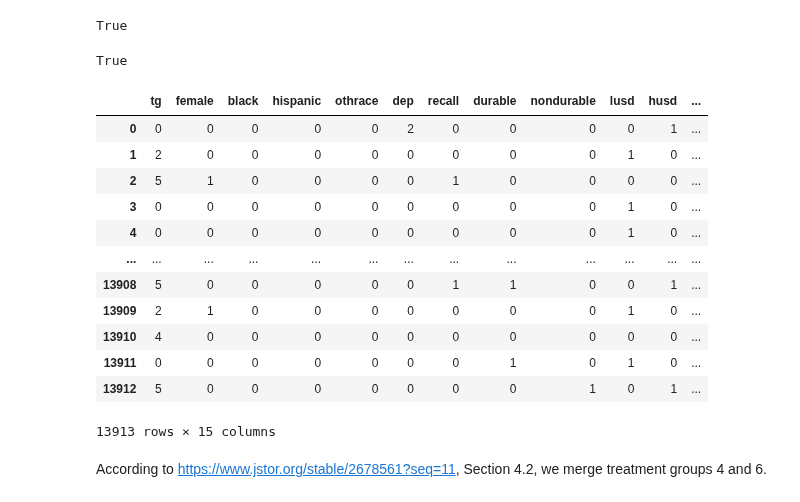
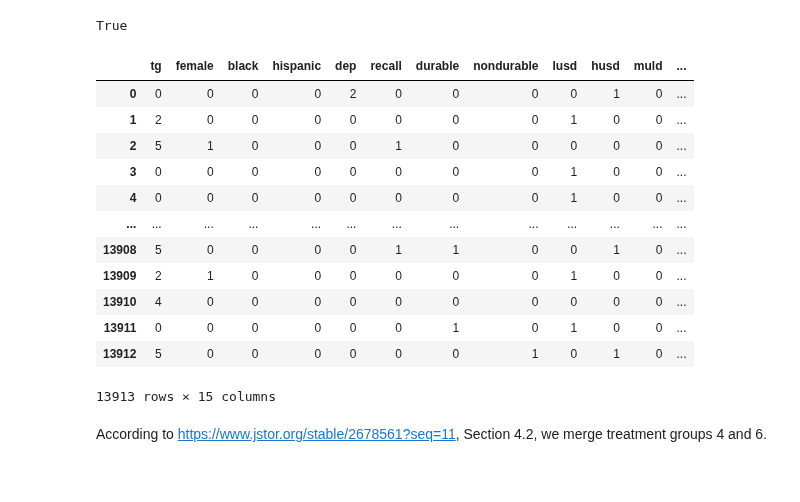
Before and after one commit to zijianwang2000/MA_CausalML, a Jupyter notebook: Real dataset/Re-employment bonus/reemployment_bonus_analysis.ipynb, the cells around one changed output. Cells and saved outputs as stored; diff of their text form; code cells hidden in the pictures.

```diff
--- a/Real dataset/Re-employment bonus/reemployment_bonus_analysis.ipynb
+++ b/Real dataset/Re-employment bonus/reemployment_bonus_analysis.ipynb
@@ -56,7 +57,3 @@ df
 (df[['q1', 'q2', 'q3', 'q4', 'q5', 'q6']].sum(axis=1) == 1).all()
 # %% [output]
 True
-# %%
-(df['agelt35'] + df['agegt54'] <= 1).all()
-# %% [output]
-True
@@ -63,35 +74,22 @@ True
 # %%
-# Ordinal encoding (also to remove possible multicollinearity)
-def get_quarter(row):
-    for col, val in enumerate(row, start=1):
-        if val == 1:
-            return col
-
-def get_age(row):
-    if (row == [1, 0]).all():
-        return 0
-    elif (row == [0, 0]).all():
-        return 1
-    elif (row == [0, 1]).all():
-        return 2
-
 df['quarter'] = df[['q1', 'q2', 'q3', 'q4', 'q5', 'q6']].apply(get_quarter, axis=1)
 df['age'] = df[['agelt35', 'agegt54']].apply(get_age, axis=1)
-df = df.drop(['q1', 'q2', 'q3', 'q4', 'q5', 'q6', 'agelt35', 'agegt54'], axis=1)
+df['white'] = 1 - df[['black', 'hispanic', 'othrace']].sum(axis=1)
+df = df.drop(['q1', 'q2', 'q3', 'q4', 'q5', 'q6', 'agelt35', 'agegt54', 'othrace'], axis=1)
 df
 # %% [output]
-|  | tg | female | black | hispanic | othrace | dep | recall | durable | nondurable | lusd | husd | ... |
-| 0 | 0 | 0 | 0 | 0 | 0 | 2 | 0 | 0 | 0 | 0 | 1 | ... |
-| 1 | 2 | 0 | 0 | 0 | 0 | 0 | 0 | 0 | 0 | 1 | 0 | ... |
-| 2 | 5 | 1 | 0 | 0 | 0 | 0 | 1 | 0 | 0 | 0 | 0 | ... |
-| 3 | 0 | 0 | 0 | 0 | 0 | 0 | 0 | 0 | 0 | 1 | 0 | ... |
-| 4 | 0 | 0 | 0 | 0 | 0 | 0 | 0 | 0 | 0 | 1 | 0 | ... |
+|  | tg | female | black | hispanic | dep | recall | durable | nondurable | lusd | husd | muld | ... |
+| 0 | 0 | 0 | 0 | 0 | 2 | 0 | 0 | 0 | 0 | 1 | 0 | ... |
+| 1 | 2 | 0 | 0 | 0 | 0 | 0 | 0 | 0 | 1 | 0 | 0 | ... |
+| 2 | 5 | 1 | 0 | 0 | 0 | 1 | 0 | 0 | 0 | 0 | 0 | ... |
+| 3 | 0 | 0 | 0 | 0 | 0 | 0 | 0 | 0 | 1 | 0 | 0 | ... |
+| 4 | 0 | 0 | 0 | 0 | 0 | 0 | 0 | 0 | 1 | 0 | 0 | ... |
 | ... | ... | ... | ... | ... | ... | ... | ... | ... | ... | ... | ... | ... |
-| 13908 | 5 | 0 | 0 | 0 | 0 | 0 | 1 | 1 | 0 | 0 | 1 | ... |
-| 13909 | 2 | 1 | 0 | 0 | 0 | 0 | 0 | 0 | 0 | 1 | 0 | ... |
+| 13908 | 5 | 0 | 0 | 0 | 0 | 1 | 1 | 0 | 0 | 1 | 0 | ... |
+| 13909 | 2 | 1 | 0 | 0 | 0 | 0 | 0 | 0 | 1 | 0 | 0 | ... |
 | 13910 | 4 | 0 | 0 | 0 | 0 | 0 | 0 | 0 | 0 | 0 | 0 | ... |
-| 13911 | 0 | 0 | 0 | 0 | 0 | 0 | 0 | 1 | 0 | 1 | 0 | ... |
-| 13912 | 5 | 0 | 0 | 0 | 0 | 0 | 0 | 0 | 1 | 0 | 1 | ... |
+| 13911 | 0 | 0 | 0 | 0 | 0 | 0 | 1 | 0 | 1 | 0 | 0 | ... |
+| 13912 | 5 | 0 | 0 | 0 | 0 | 0 | 0 | 1 | 0 | 1 | 0 | ... |
 13913 rows × 15 columns
 # %% [markdown]
 According to https://www.jstor.org/stable/2678561?seq=11, Section 4.2, we merge treatment groups 4 and 6.
```
Also changed, not shown: parts of 50 cells of this notebook, 3 other files.
